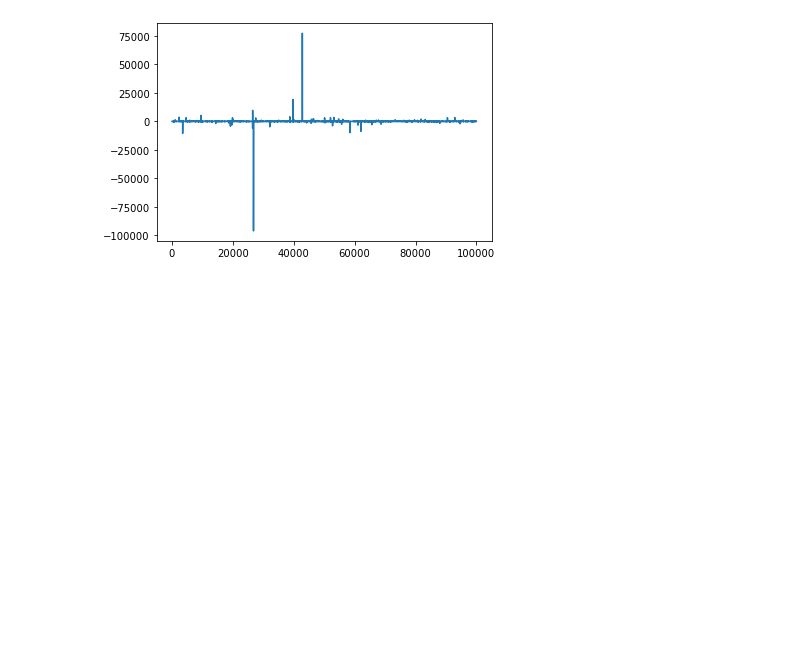
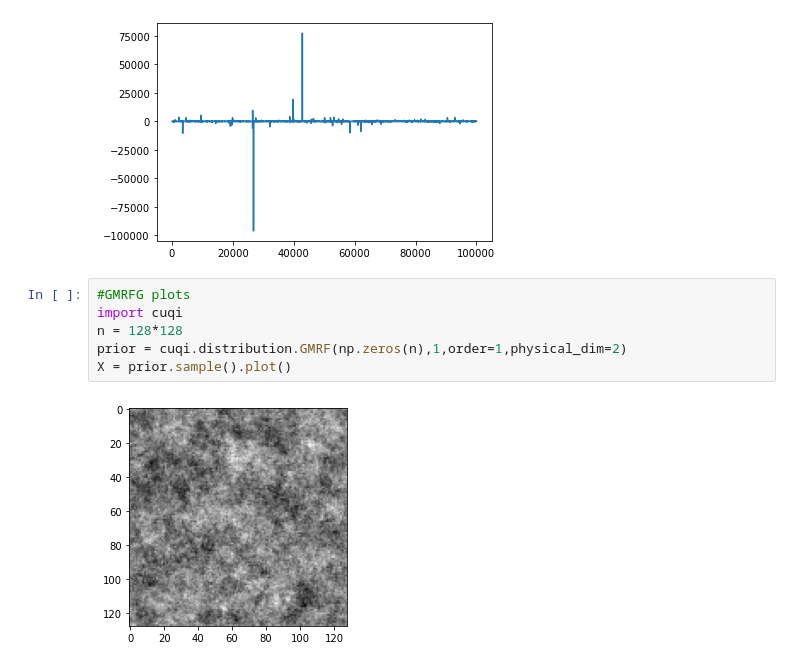
Before and after one commit to EmilieNilsson1/Fagprojekt, a Jupyter notebook: Report_plots.ipynb, the cells around one changed output. Drawn from its saved outputs; the diff is of its cells as text; blank space fills up the shorter version.

```diff
--- a/Report_plots.ipynb
+++ b/Report_plots.ipynb
@@ -76,3 +91,11 @@ plt.plot(Nc)
 [figure]
 [figure]
 [figure]
+# %%
+#GMRFG plots
+import cuqi
+n = 128*128
+prior = cuqi.distribution.GMRF(np.zeros(n),1,order=1,physical_dim=2)
+X = prior.sample().plot()
+# %% [output]
+[figure, added]
```
Also changed, not shown: parts of 2 cells of this notebook, 12 other files.
